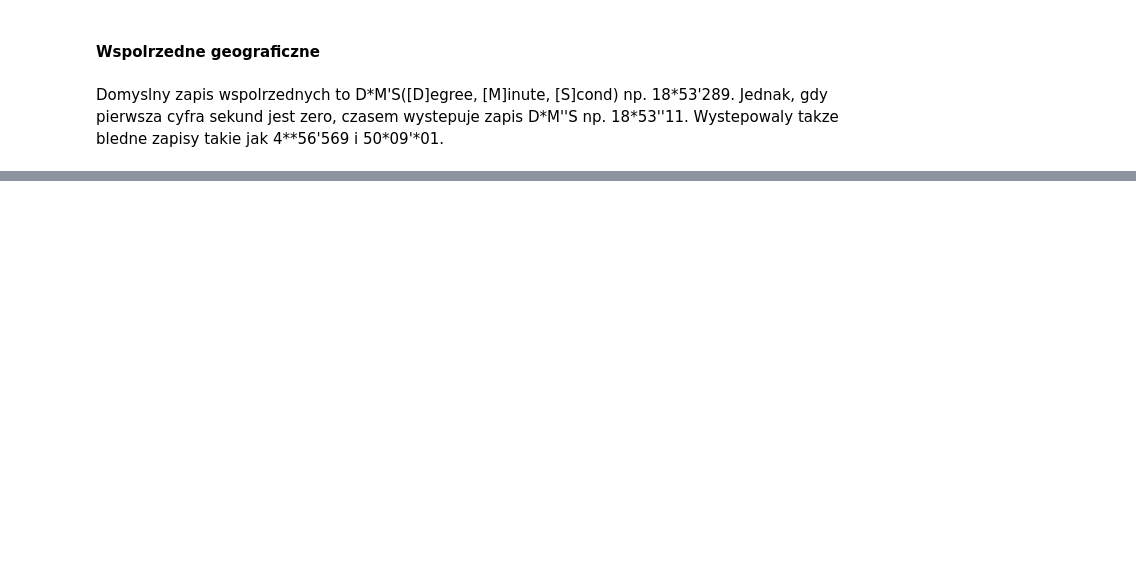
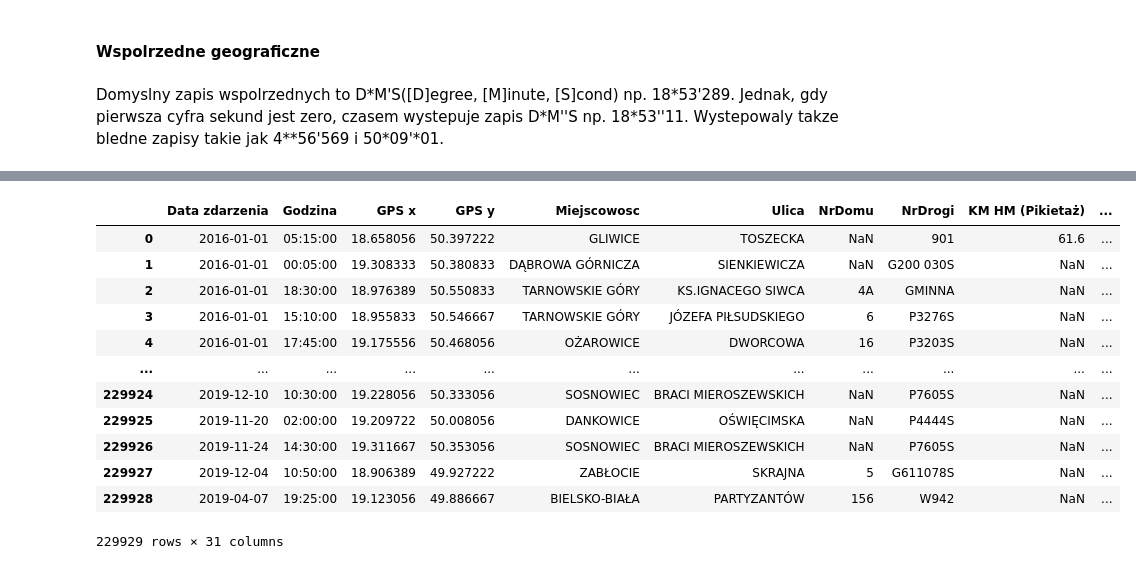
Before and after one commit to Aleksandra094/CarAccident, a Jupyter notebook: CarAccidents1.ipynb, the cells around one changed output, grey strips where cells are left out. Cells and saved outputs as stored; diff of their text form; code cells hidden in the pictures; blank space fills up the shorter version.

Commit message:
Data conversion in columns: Miejscowosc, Ulica, Nrdomu, Nrdrogi, Pikietaz, Obszar, Skrzyzowanie

```diff
--- a/CarAccidents1.ipynb
+++ b/CarAccidents1.ipynb
@@ -220,0 +224,4 @@ df.sample(10)
+# %%
+# Zmiana nazwy kolumn na nazwy bez spacji i polskich znakow
+df.rename(columns={'Miejscowość': 'Miejscowosc', 'Numer domu': "NrDomu", "Numer drogi": "NrDrogi"}, inplace=True)
+df.columns
@@ -220,0 +239,15 @@ df.sample(10)
+# %%
+# Pikietaz okresla miejsce zdarzenia na drodze poza terenem zabudowanym
+#Zapisywany jako xx,yyy gdzie:
+#xx – całkowita liczba kilometrów od początku drogi;
+#yyy – całkowita liczba metrów liczona od ostatniego pełnego kilometra.
+# W zbiorze danych prawdopodobnie jako wartosc w km, tyle ze z uzyciem "," jako separatora dziesietnego
+def pikietazToFloat(pikietazRaw):
+    if isinstance(pikietazRaw, str):
+        pikietazAsFloat = float(pikietazRaw.replace(",", "."))
+    else:
+        pikietazAsFloat = pikietazRaw
+    return pikietazAsFloat
+df['KM HM (Pikietaż)']=df['KM HM (Pikietaż)'].apply(lambda x: pikietazToFloat(x))
+df.rename(columns={'KM HM (Pikietaż)': 'KM_HM_Pikietaz'})
+df.sample(10)
@@ -220,0 +267,7 @@ df.sample(10)
+# %%
+# Obszar: zabudowany/niezabudowany
+# Przypisane zostaly wartosci logiczne: Obszar zabudowany-True, Obszar niezabudowany False.
+# W razie potrzeby takie wartosci mozna wygodnie przeksztalcic na int o wartosciach odpowiednio 1 i 0
+df['Obszar'].value_counts()
+df['Obszar'] = df['Obszar'].apply(lambda x: True if x=='Obszar zabudowany' else False)
+df.sample(10)
@@ -220,0 +287,24 @@ df.sample(10)
+# %%
+# Skrzyzowanie
+# Zmiana nazwy na niezawierajaca polskich znakow
+df['Skrzyżowanie'].unique()
+df['Skrzyżowanie'].value_counts()
+# Zamiana wartosci tekstowych na int zgodnie z zasada:
+# 0 : O ruchu okrężnym; 1 : Równorzędne; 2 : Z drogą z pierwsz.
+skrzyzowaniemap = {'O ruchu okrężnym':0, 'Równorzędne':1, 'Z drogą z pierwsz.':2}
+df=df.applymap(lambda x: skrzyzowaniemap.get(x) if x in skrzyzowaniemap else x)
+df.rename(columns={'Skrzyżowanie': 'Skrzyzowanie'})
+# %% [output]
+|  | Data zdarzenia | Godzina | GPS x | GPS y | Miejscowosc | Ulica | NrDomu | NrDrogi | KM HM (Pikietaż) | ... |
+| 0 | 2016-01-01 | 05:15:00 | 18.658056 | 50.397222 | GLIWICE | TOSZECKA | NaN | 901 | 61.6 | ... |
+| 1 | 2016-01-01 | 00:05:00 | 19.308333 | 50.380833 | DĄBROWA GÓRNICZA | SIENKIEWICZA | NaN | G200 030S | NaN | ... |
+| 2 | 2016-01-01 | 18:30:00 | 18.976389 | 50.550833 | TARNOWSKIE GÓRY | KS.IGNACEGO SIWCA | 4A | GMINNA | NaN | ... |
+| 3 | 2016-01-01 | 15:10:00 | 18.955833 | 50.546667 | TARNOWSKIE GÓRY | JÓZEFA PIŁSUDSKIEGO | 6 | P3276S | NaN | ... |
+| 4 | 2016-01-01 | 17:45:00 | 19.175556 | 50.468056 | OŻAROWICE | DWORCOWA | 16 | P3203S | NaN | ... |
+| ... | ... | ... | ... | ... | ... | ... | ... | ... | ... | ... |
+| 229924 | 2019-12-10 | 10:30:00 | 19.228056 | 50.333056 | SOSNOWIEC | BRACI MIEROSZEWSKICH | NaN | P7605S | NaN | ... |
+| 229925 | 2019-11-20 | 02:00:00 | 19.209722 | 50.008056 | DANKOWICE | OŚWIĘCIMSKA | NaN | P4444S | NaN | ... |
+| 229926 | 2019-11-24 | 14:30:00 | 19.311667 | 50.353056 | SOSNOWIEC | BRACI MIEROSZEWSKICH | NaN | P7605S | NaN | ... |
+| 229927 | 2019-12-04 | 10:50:00 | 18.906389 | 49.927222 | ZABŁOCIE | SKRAJNA | 5 | G611078S | NaN | ... |
+| 229928 | 2019-04-07 | 19:25:00 | 19.123056 | 49.886667 | BIELSKO-BIAŁA | PARTYZANTÓW | 156 | W942 | NaN | ... |
+229929 rows × 31 columns
```
Also changed, not shown: parts of 9 cells of this notebook.
